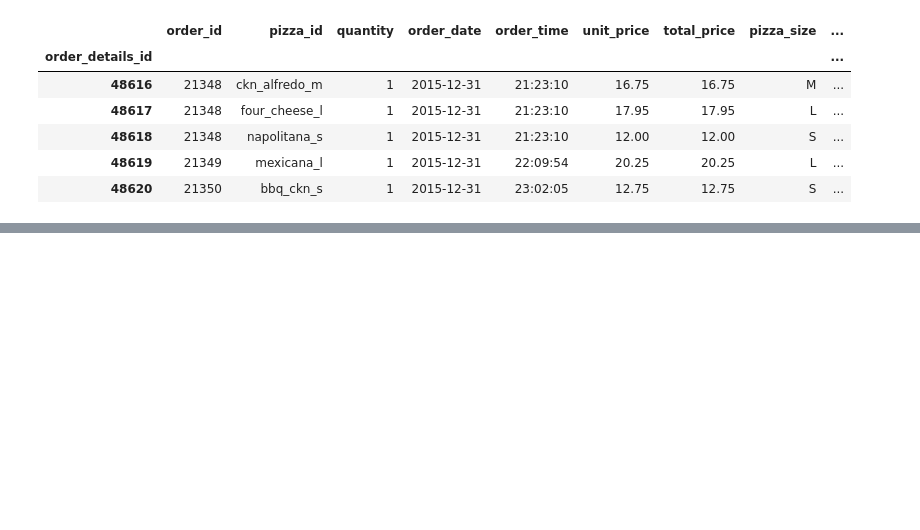
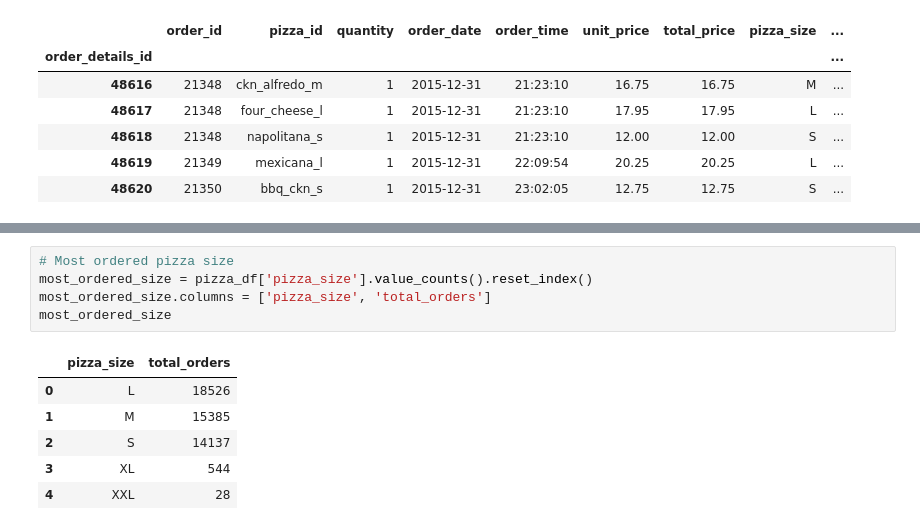
Before and after one commit to chemutai254/DATA, a Jupyter notebook: EDA/Pizza_Sales_Analysis.ipynb, the cells around one changed output, grey strips where cells are left out. Cells and saved outputs as stored; diff of their text form; blank space fills up the shorter version.

```diff
--- a/EDA/Pizza_Sales_Analysis.ipynb
+++ b/EDA/Pizza_Sales_Analysis.ipynb
@@ -203,0 +317,12 @@ pizza_df.tail()
+# %%
+# Most ordered pizza size
+most_ordered_size = pizza_df['pizza_size'].value_counts().reset_index()
+most_ordered_size.columns = ['pizza_size', 'total_orders']
+most_ordered_size
+# %% [output]
+|  | pizza_size | total_orders |
+| 0 | L | 18526 |
+| 1 | M | 15385 |
+| 2 | S | 14137 |
+| 3 | XL | 544 |
+| 4 | XXL | 28 |
```
Also changed, not shown: parts of 14 cells of this notebook.
